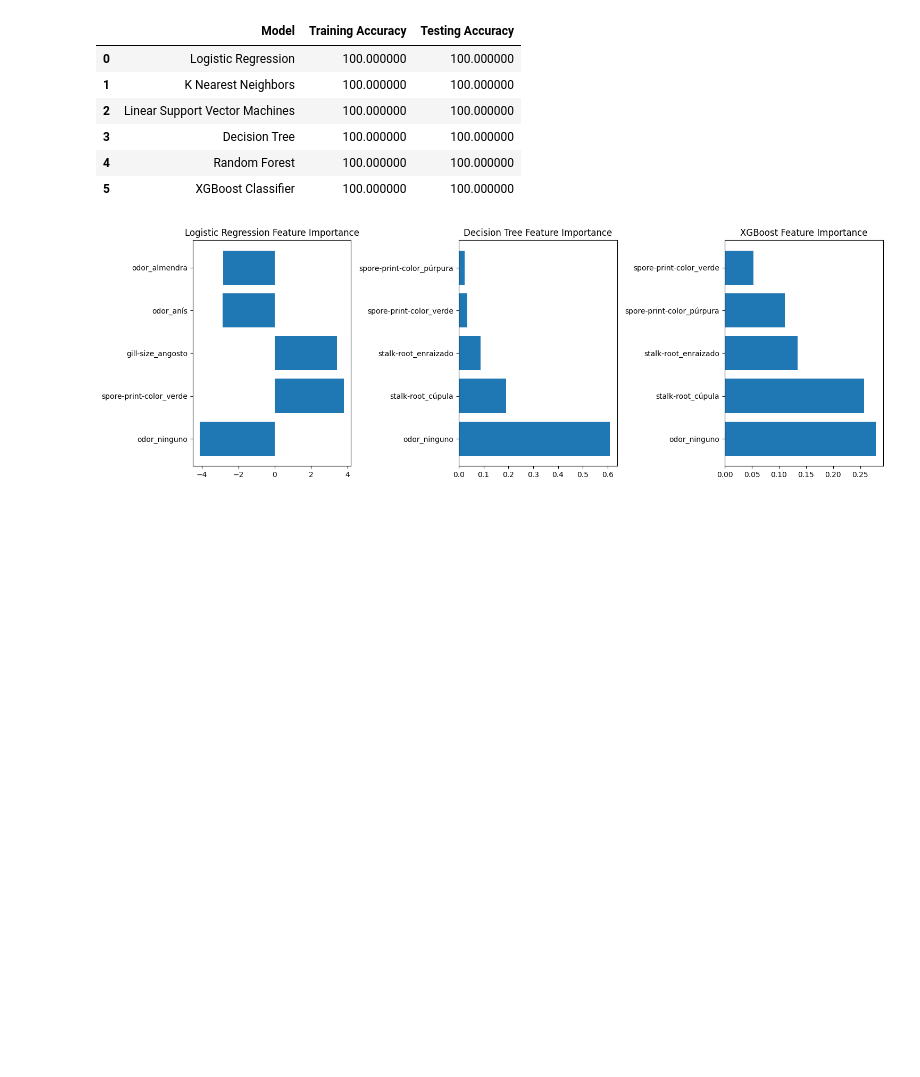
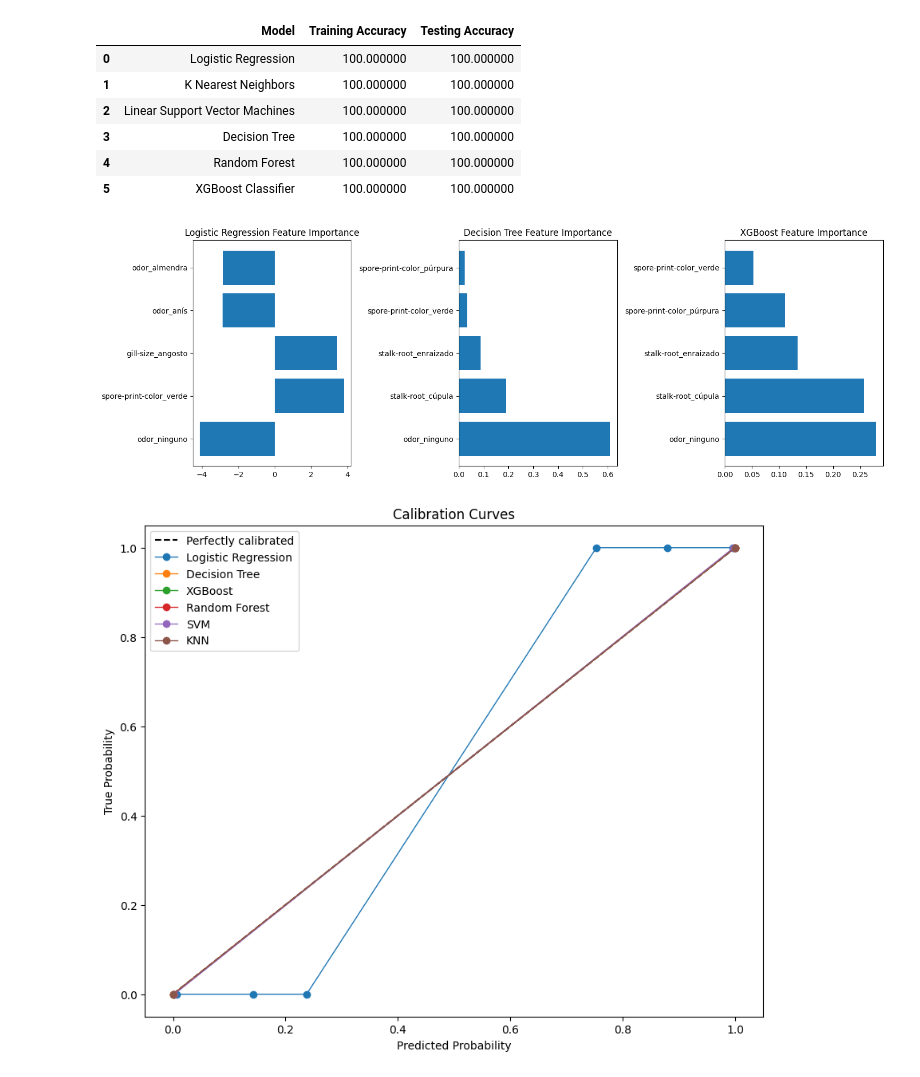
Before and after one commit to IanDalton/finalPredictiva, a Jupyter notebook: Hongos/mushroom_pred.ipynb, the cells around one changed output. Drawn from its saved outputs; the diff is of its cells as text; code cells hidden in the pictures; blank space fills up the shorter version.

```diff
--- a/Hongos/mushroom_pred.ipynb
+++ b/Hongos/mushroom_pred.ipynb
@@ -305,3 +305,39 @@ plt.tight_layout()
 plt.show()
 # %% [output]
 [figure]
+# %%
+from sklearn.calibration import calibration_curve, CalibratedClassifierCV
+import matplotlib.pyplot as plt
+
+# List of models
+models = [lr, tree, xg, rdm_frst, svm, knn]
+model_names = ['Logistic Regression', 'Decision Tree', 'XGBoost', 'Random Forest', 'SVM', 'KNN']
+
+plt.figure(figsize=(10, 8))
+
+# Plot the perfectly calibrated line
+plt.plot([0, 1], [0, 1], 'k--', label='Perfectly calibrated')
+
+# Generate calibration curve for each model
+for model, name in zip(models, model_names):
+    # Calibrate SVM
+    if name == 'SVM':
+        model = CalibratedClassifierCV(model)
+        model.fit(X_train, y_train)
+
+    # Get the predicted probabilities
+    y_pred_prob = model.predict_proba(X_test)[:, 1]
+
+    # Generate the calibration curve
+    prob_true, prob_pred = calibration_curve(y_test, y_pred_prob, n_bins=10)
+
+    # Plot the calibration curve
+    plt.plot(prob_pred, prob_true, marker='o', linewidth=1, label=name)
+
+plt.xlabel('Predicted Probability')
+plt.ylabel('True Probability')
+plt.title('Calibration Curves')
+plt.legend()
+plt.show()
+# %% [output]
+[figure, added]
```
Also changed, not shown: parts of 4 cells of this notebook, 2 other files.
